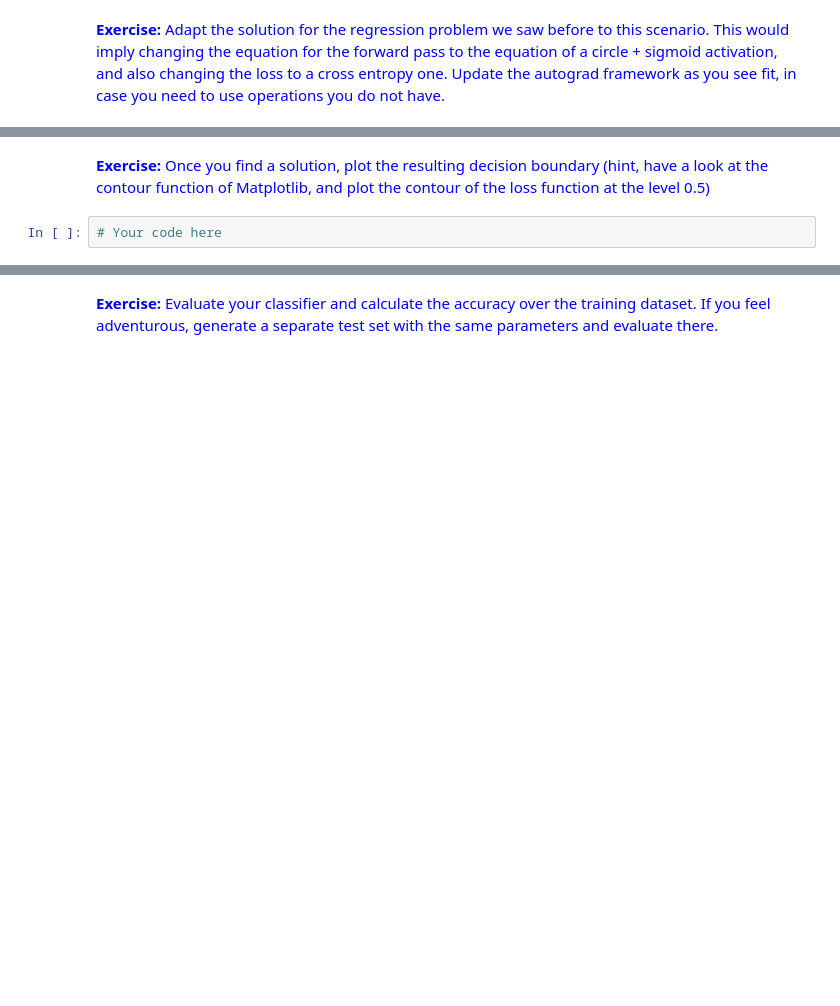
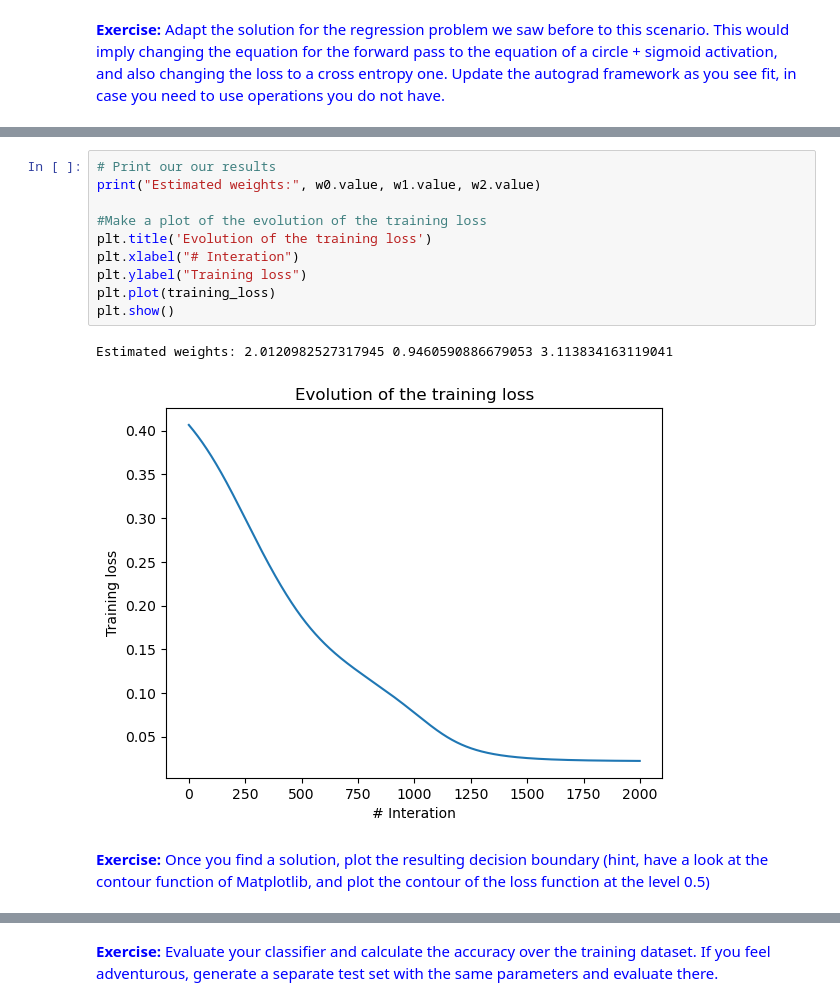
Before and after one commit to Haradai/DL2022-23, a Jupyter notebook: Problems 2 - Using Autograd and PyTorch/P2_1_UsingAutoGrad.ipynb, the cells around one changed output, grey strips where cells are left out. Cells and saved outputs as stored; diff of their text form; blank space fills up the shorter version.

```diff
--- a/Problems 2 - Using Autograd and PyTorch/P2_1_UsingAutoGrad.ipynb
+++ b/Problems 2 - Using Autograd and PyTorch/P2_1_UsingAutoGrad.ipynb
@@ -329,4 +446,15 @@ Since we have our own AutoGrad framework, instead of handcrafting features we wi
+# %%
+# Print our our results
+print("Estimated weights:", w0.value, w1.value, w2.value)
+
+#Make a plot of the evolution of the training loss
+plt.title('Evolution of the training loss')
+plt.xlabel("# Interation")
+plt.ylabel("Training loss")
+plt.plot(training_loss)
+plt.show()
+# %% [output]
+Estimated weights: 2.0120982527317945 0.9460590886679053 3.113834163119041
+[figure, added]
 # %% [markdown]
 <font color=blue>**Exercise:** Once you find a solution, plot the resulting decision boundary (hint, have a look at the contour function of Matplotlib, and plot the contour of the loss function at the level 0.5)</font>
-# %%
-# Your code here
```
Also changed, not shown: parts of 29 cells of this notebook, 39 other files.
